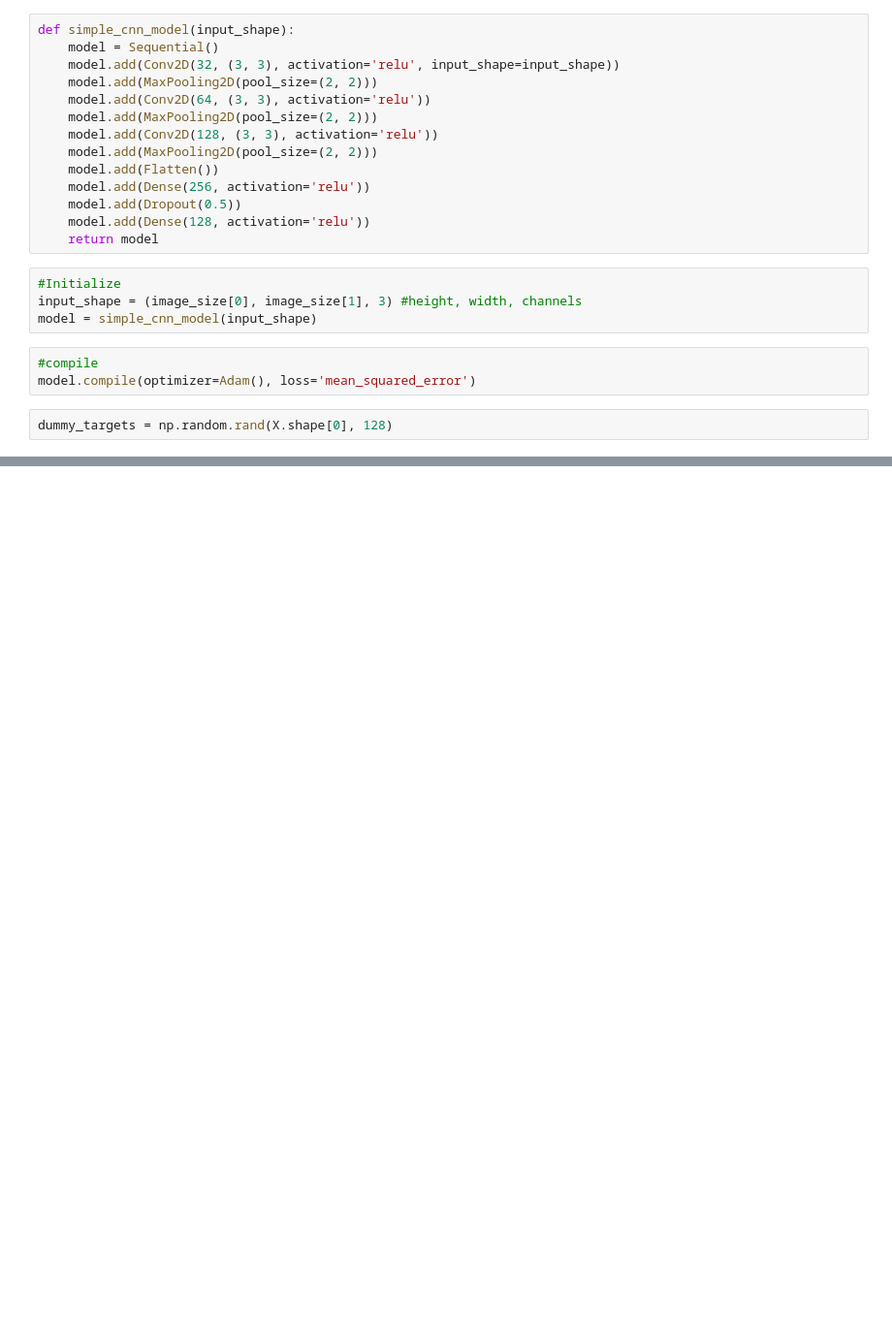
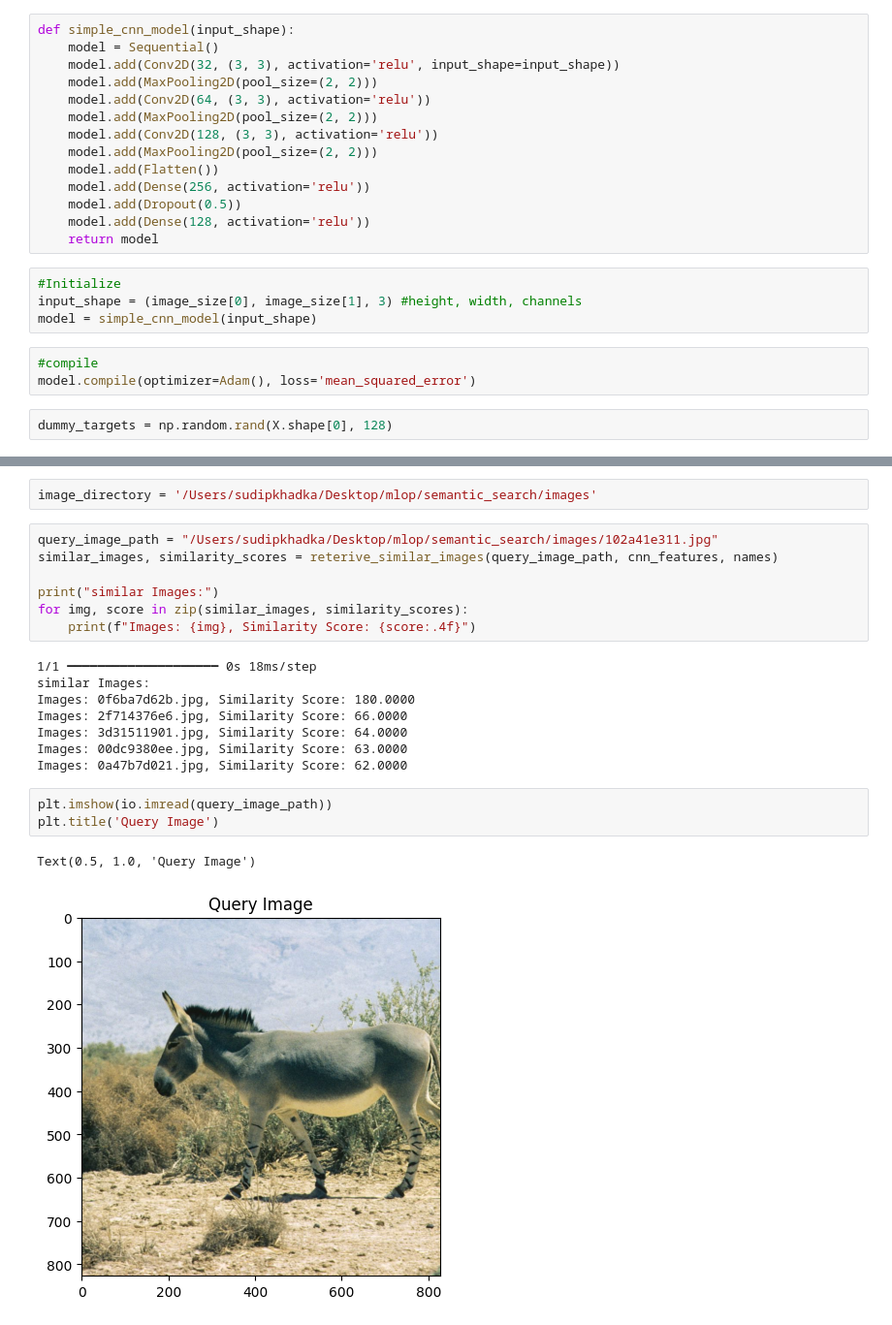
Before and after one commit to sudkc37/Image-Reterival-System, a Jupyter notebook: research/CNN_based_custom_model.ipynb, the cells around one changed output, grey strips where cells are left out. Shown at 97% size. Saved outputs shown, nothing was run; the diff lists cells and outputs as text; blank space fills up the shorter version.

```diff
--- a/research/CNN_based_custom_model.ipynb
+++ b/research/CNN_based_custom_model.ipynb
@@ -82,0 +110,23 @@ Epoch 150/150
+# %%
+image_directory = '/Users/sudipkhadka/Desktop/mlop/semantic_search/images'
+# %%
+query_image_path = "/Users/sudipkhadka/Desktop/mlop/semantic_search/images/102a41e311.jpg"
+similar_images, similarity_scores = reterive_similar_images(query_image_path, cnn_features, names)
+
+print("similar Images:")
+for img, score in zip(similar_images, similarity_scores):
+    print(f"Images: {img}, Similarity Score: {score:.4f}")
+# %% [output]
+1/1 ━━━━━━━━━━━━━━━━━━━━ 0s 18ms/step
+similar Images:
+Images: 0f6ba7d62b.jpg, Similarity Score: 180.0000
+Images: 2f714376e6.jpg, Similarity Score: 66.0000
+Images: 3d31511901.jpg, Similarity Score: 64.0000
+Images: 00dc9380ee.jpg, Similarity Score: 63.0000
+Images: 0a47b7d021.jpg, Similarity Score: 62.0000
+# %%
+plt.imshow(io.imread(query_image_path))
+plt.title('Query Image')
+# %% [output]
+Text(0.5, 1.0, 'Query Image')
+[figure, added]
```
Also changed, not shown: parts of 8 cells of this notebook, 5 other files.
